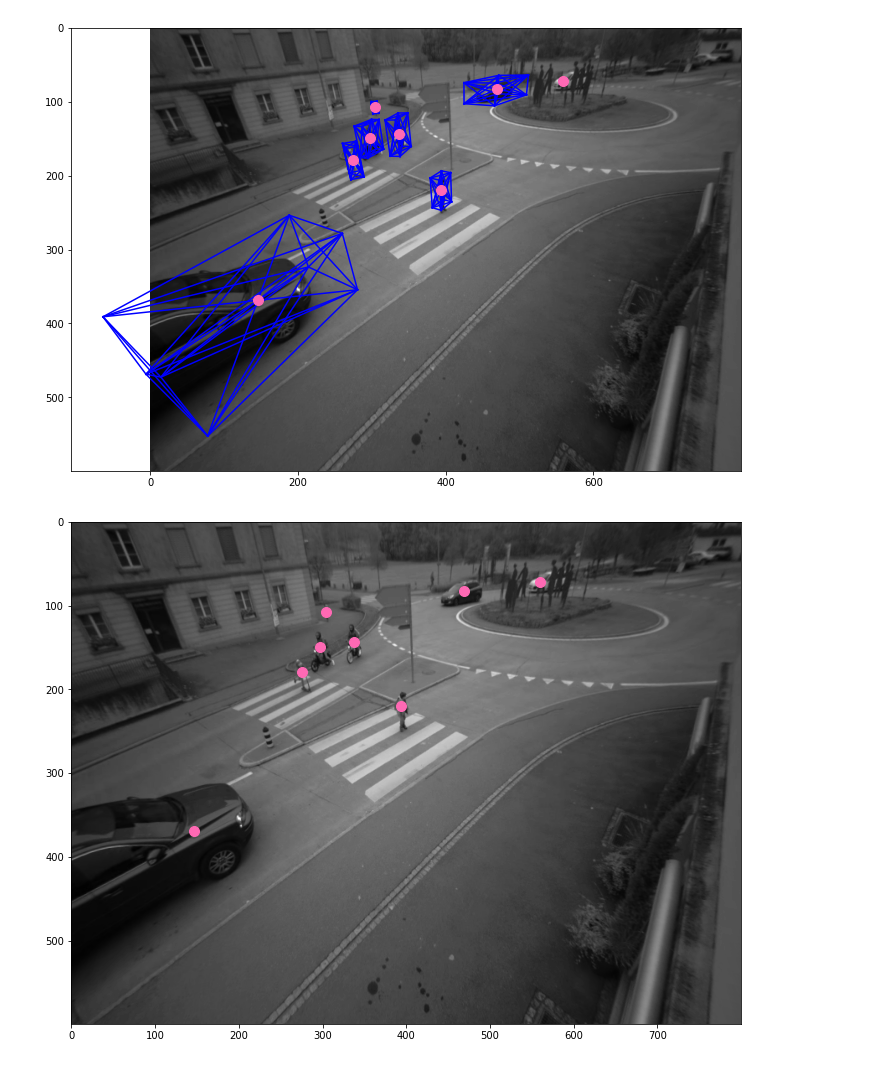
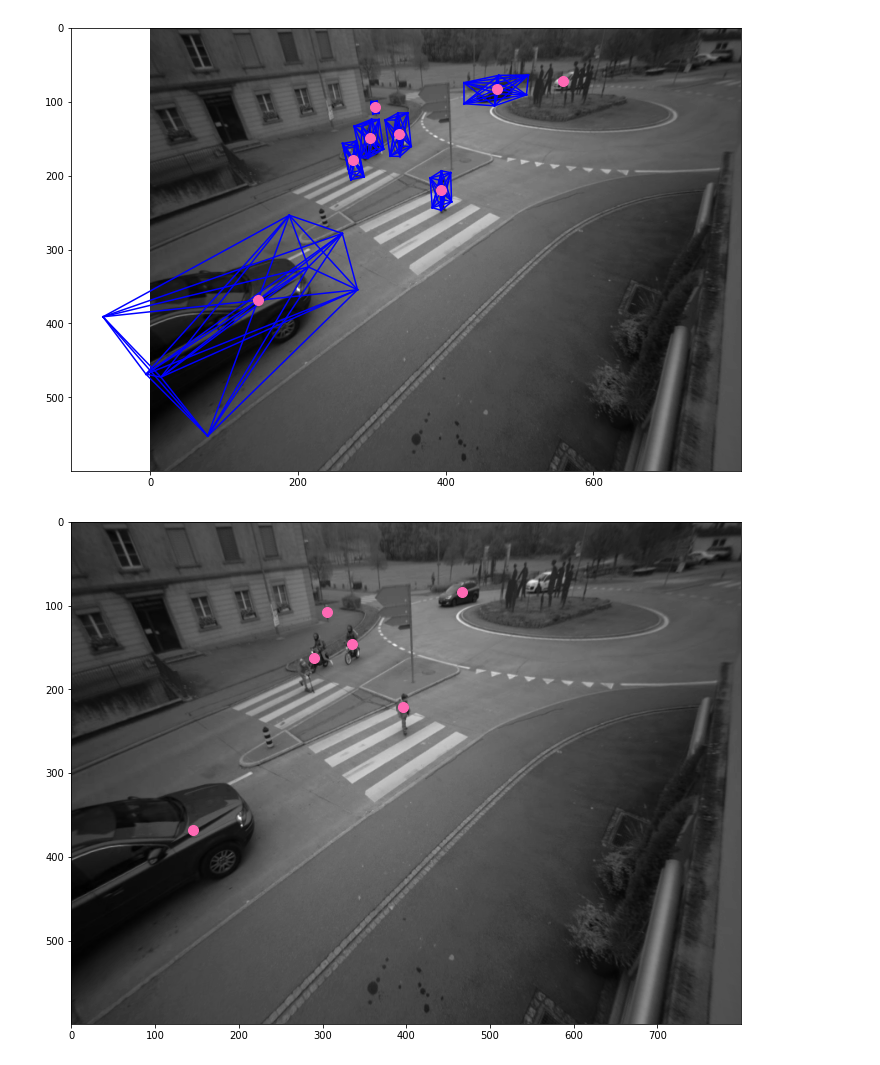
Before and after one commit to davidecarrara98/Multi-Object-Tracking-in-Complex-Urban-Scenarios, a Jupyter notebook: Under Development/Davide/Some Visualization.ipynb, the cells around one changed output. Cells and saved outputs as stored; diff of their text form; code cells hidden in the pictures.

```diff
--- a/Under Development/Davide/Some Visualization.ipynb
+++ b/Under Development/Davide/Some Visualization.ipynb
@@ -61,7 +61,7 @@ def convert_to_image_space ( coordinates , world2cam , cam2im ):
     return ( ims_coord )
 
 
-def visualize_frame_detections ( camera, frame_idx, figsize = None ):
+def visualize_frame_detections ( camera, frame_idx, figsize = None , s = 100):
     """ Input camera file and frame index """
 
     frame = camera['Sequence'][str(frame_idx)]
@@ -84,11 +84,11 @@ def visualize_frame_detections ( camera, frame_idx, figsize = None ):
         plt.figure(figsize = figsize)
 
     plt.imshow(a, cmap = 'gist_gray', zorder = 1)
-    plt.scatter(x_list, y_list, s = 100, color = 'hotpink', zorder = 3)
+    plt.scatter(x_list, y_list, s = s, color = 'hotpink', zorder = 3)
 
     return
 
-def visualize_frame_boxes ( camera, frame_idx, figsize = None):
+def visualize_frame_boxes ( camera, frame_idx, figsize = None, s = 100):
 
     frame = camera['Sequence'][str(frame_idx)]
     detected_points = np.asarray(frame['Detections'])
@@ -127,7 +127,7 @@ def visualize_frame_boxes ( camera, frame_idx, figsize = None):
             vertex_y_list = [v[1] for v in i]
             plt.plot(vertex_x_list, vertex_y_list, color = 'b', zorder = 2)
 
-    visualize_frame_detections ( camera, frame_idx )
+    visualize_frame_detections ( camera, frame_idx, s = s )
 
     return
 # %%
@@ -135,6 +135,6 @@ visualize_frame_boxes(f, 260, figsize = (12,12))
 # %% [output]
 [figure]
 # %%
-visualize_frame_detections(f,260, figsize = (12,12))
+visualize_frame_detections(f,261, figsize = (12,12))
 # %% [output]
-[figure, old version]
+[figure, new version]
```
Also changed, not shown: parts of 1 cell of this notebook.
